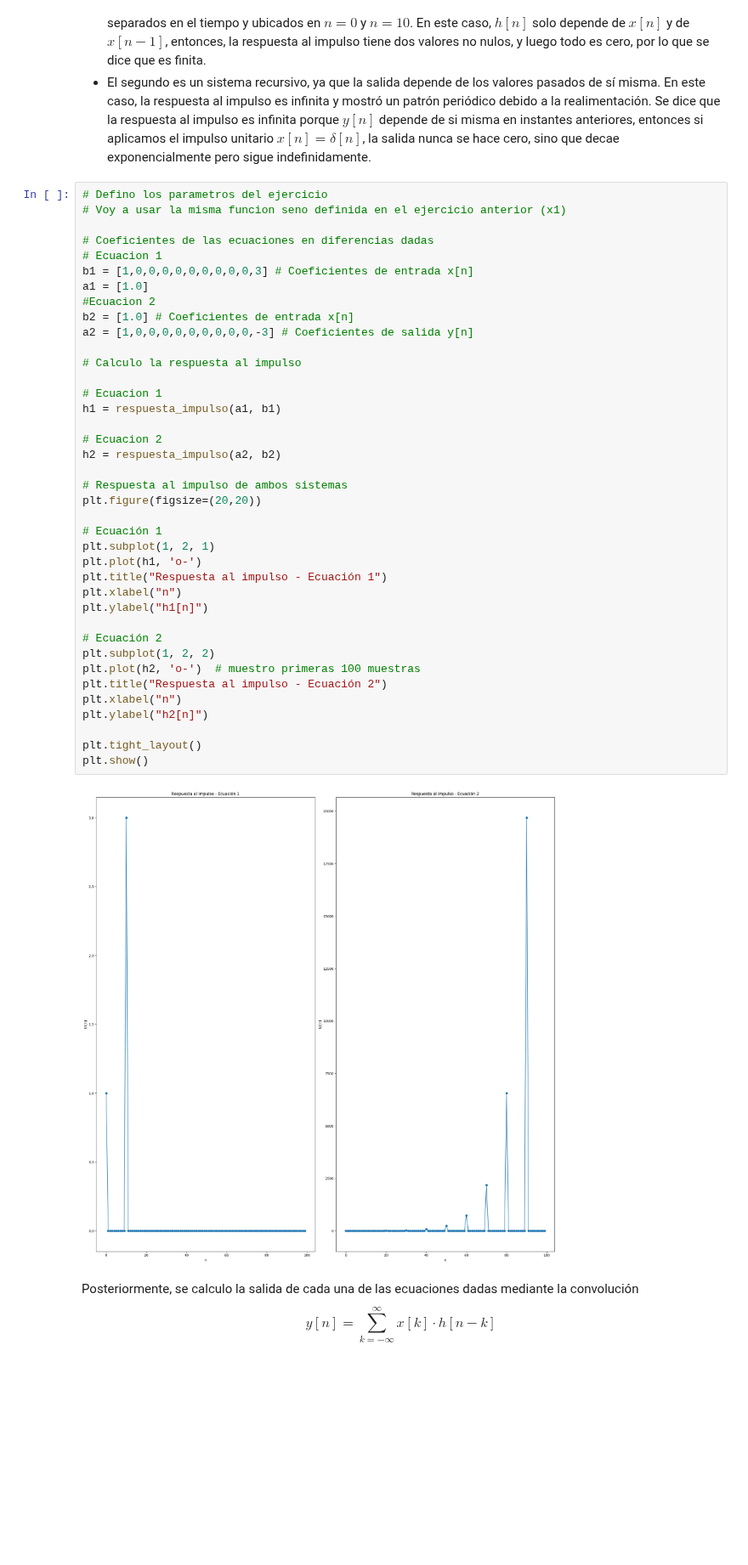
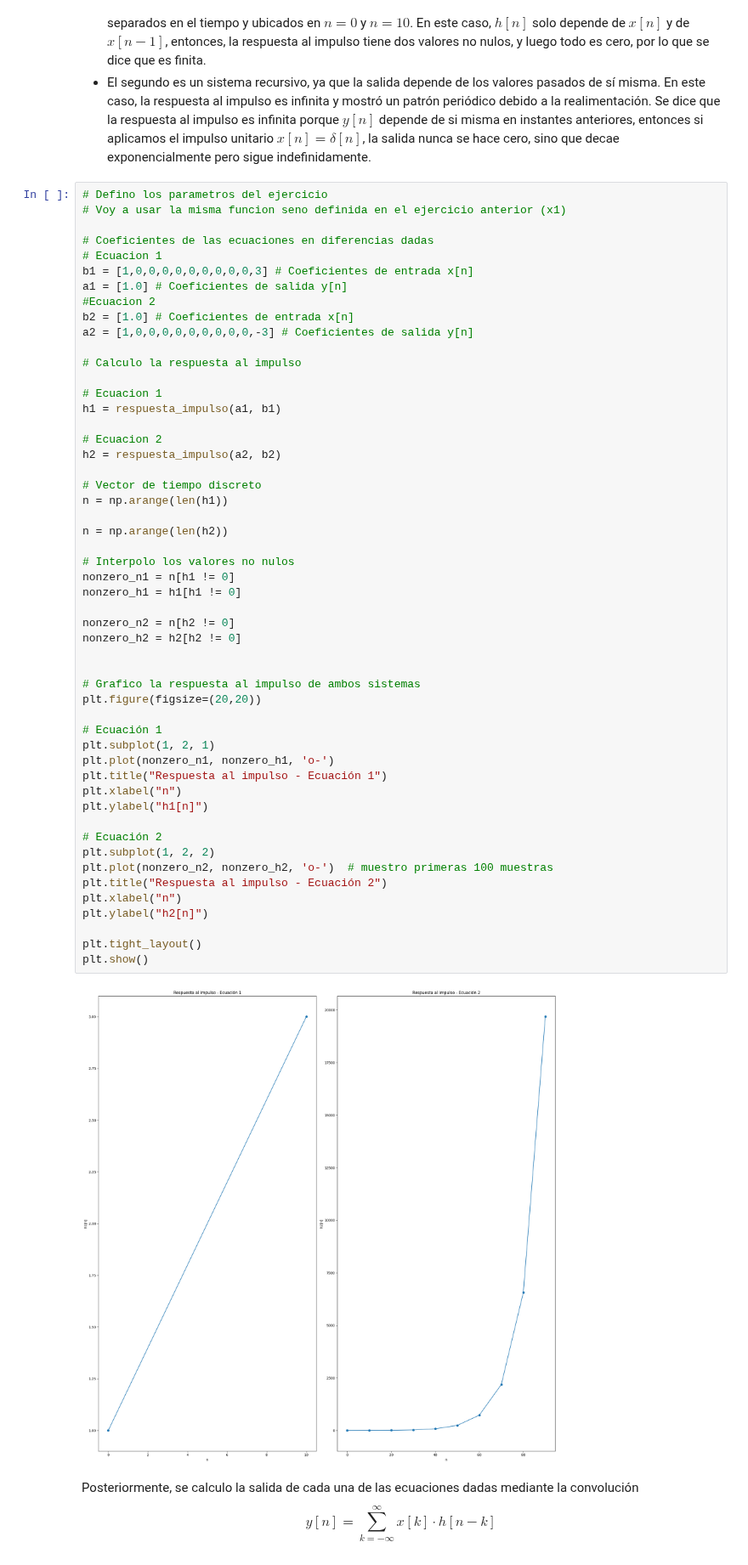
Before and after one commit to Catalina-git/APS, a Jupyter notebook: Tareas Semanales/TP2 - Sistemas Lineales e Invariantes en el tiempo/TS2.ipynb, the cells around one changed output. Shown at 85% size. Saved outputs shown, nothing was run; the diff lists cells and outputs as text; blank space fills up the shorter version.

```diff
--- a/Tareas Semanales/TP2 - Sistemas Lineales e Invariantes en el tiempo/TS2.ipynb
+++ b/Tareas Semanales/TP2 - Sistemas Lineales e Invariantes en el tiempo/TS2.ipynb
@@ -541,40 +541,53 @@ $$
 # Coeficientes de las ecuaciones en diferencias dadas
 # Ecuacion 1
 b1 = [1,0,0,0,0,0,0,0,0,0,3] # Coeficientes de entrada x[n]
-a1 = [1.0]
+a1 = [1.0] # Coeficientes de salida y[n]
 #Ecuacion 2
 b2 = [1.0] # Coeficientes de entrada x[n]
 a2 = [1,0,0,0,0,0,0,0,0,0,-3] # Coeficientes de salida y[n]
 
 # Calculo la respuesta al impulso
 
 # Ecuacion 1
 h1 = respuesta_impulso(a1, b1)
 
 # Ecuacion 2
 h2 = respuesta_impulso(a2, b2)
 
-# Respuesta al impulso de ambos sistemas
+# Vector de tiempo discreto
+n = np.arange(len(h1))
+
+n = np.arange(len(h2))
+
+# Interpolo los valores no nulos
+nonzero_n1 = n[h1 != 0]
+nonzero_h1 = h1[h1 != 0]
+
+nonzero_n2 = n[h2 != 0]
+nonzero_h2 = h2[h2 != 0]
+
+
+# Grafico la respuesta al impulso de ambos sistemas
 plt.figure(figsize=(20,20))
 
 # Ecuación 1
 plt.subplot(1, 2, 1)
-plt.plot(h1, 'o-')
+plt.plot(nonzero_n1, nonzero_h1, 'o-')
 plt.title("Respuesta al impulso - Ecuación 1")
 plt.xlabel("n")
 plt.ylabel("h1[n]")
 
 # Ecuación 2
 plt.subplot(1, 2, 2)
-plt.plot(h2, 'o-')  # muestro primeras 100 muestras
+plt.plot(nonzero_n2, nonzero_h2, 'o-')  # muestro primeras 100 muestras
 plt.title("Respuesta al impulso - Ecuación 2")
 plt.xlabel("n")
 plt.ylabel("h2[n]")
 
 plt.tight_layout()
 plt.show()
 # %% [output]
-[figure, old version]
+[figure, new version]
 # %% [markdown]
 Posteriormente, se calculo la salida de cada una de las ecuaciones dadas mediante la convolución
 $$
```
Also changed, not shown: parts of 3 cells of this notebook, 3 other files.
